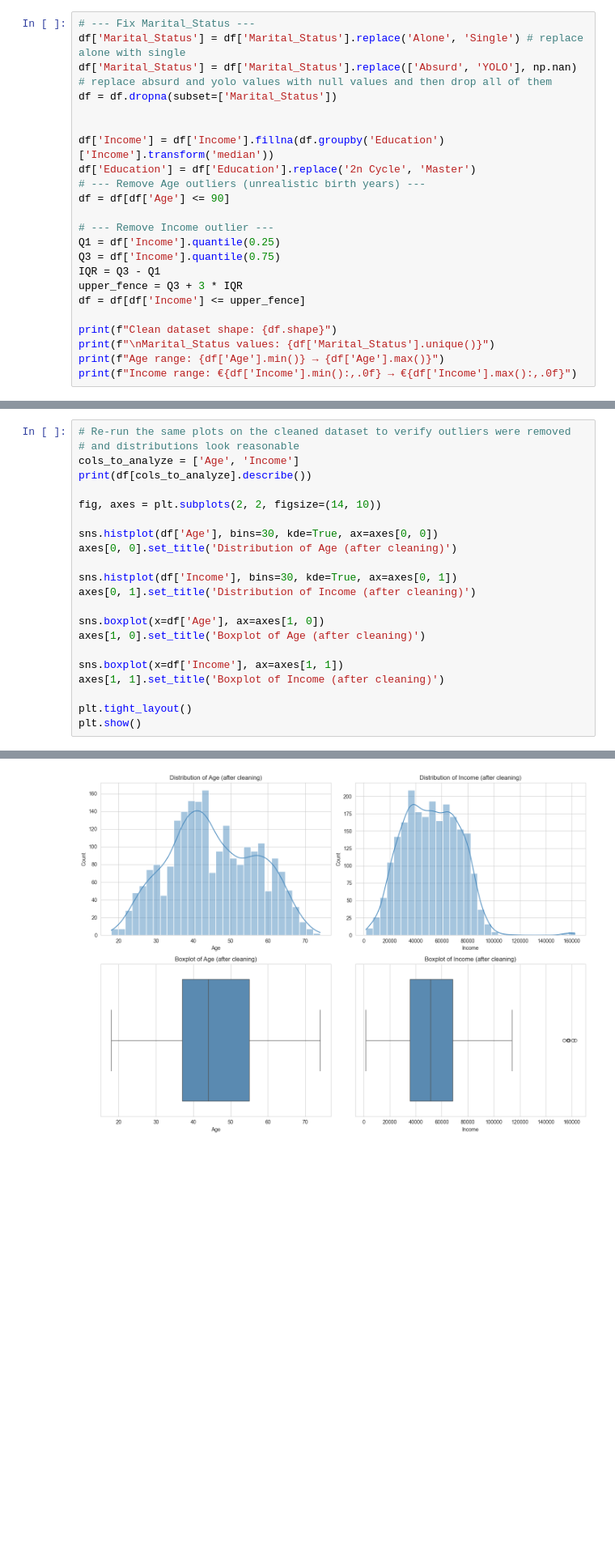
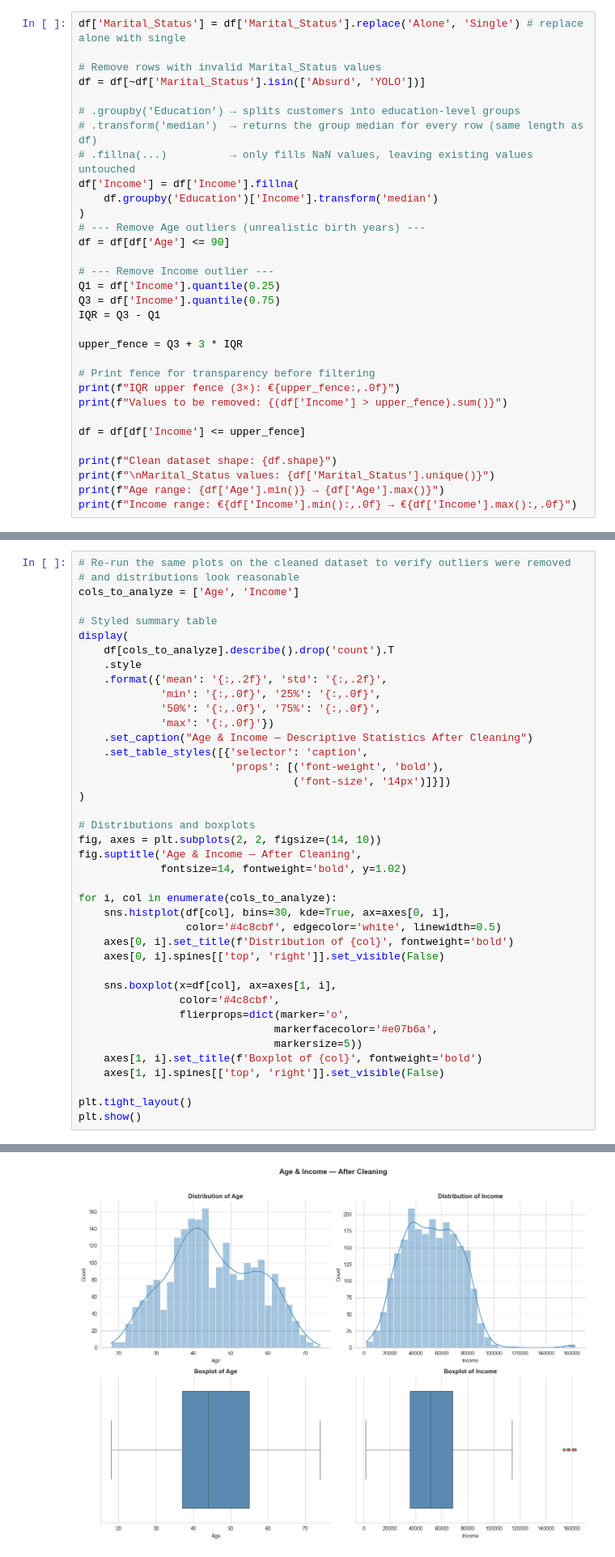
Before and after one commit to ialwayslikedgrime/data_science_exercises, a Jupyter notebook: lab1.ipynb, the cells around one changed output, grey strips where cells are left out. Shown at 81% size. Drawn from its saved outputs; the diff is of its cells as text; blank space fills up the shorter version.

```diff
--- a/lab1.ipynb
+++ b/lab1.ipynb
@@ -433,12 +494,15 @@ When addressing outliers, it is critical to distinguish between extreme values t
 # %%
-# --- Fix Marital_Status ---
 df['Marital_Status'] = df['Marital_Status'].replace('Alone', 'Single') # replace alone with single
-df['Marital_Status'] = df['Marital_Status'].replace(['Absurd', 'YOLO'], np.nan) # replace absurd and yolo values with null values and then drop all of them
-df = df.dropna(subset=['Marital_Status'])
 
+# Remove rows with invalid Marital_Status values
+df = df[~df['Marital_Status'].isin(['Absurd', 'YOLO'])]
 
-df['Income'] = df['Income'].fillna(df.groupby('Education')['Income'].transform('median'))
-df['Education'] = df['Education'].replace('2n Cycle', 'Master')
+# .groupby('Education') → splits customers into education-level groups
+# .transform('median')  → returns the group median for every row (same length as df)
+# .fillna(...)          → only fills NaN values, leaving existing values untouched
+df['Income'] = df['Income'].fillna(
+    df.groupby('Education')['Income'].transform('median')
+)
 # --- Remove Age outliers (unrealistic birth years) ---
 df = df[df['Age'] <= 90]
 
@@ -446,7 +510,13 @@ df = df[df['Age'] <= 90]
 Q1 = df['Income'].quantile(0.25)
 Q3 = df['Income'].quantile(0.75)
 IQR = Q3 - Q1
+
 upper_fence = Q3 + 3 * IQR
+
+# Print fence for transparency before filtering
+print(f"IQR upper fence (3×): €{upper_fence:,.0f}")
+print(f"Values to be removed: {(df['Income'] > upper_fence).sum()}")
+
 df = df[df['Income'] <= upper_fence]
 
 print(f"Clean dataset shape: {df.shape}")
@@ -465,21 +537,39 @@ Income range: €1,730 → €162,397
 # Re-run the same plots on the cleaned dataset to verify outliers were removed
 # and distributions look reasonable
 cols_to_analyze = ['Age', 'Income']
-print(df[cols_to_analyze].describe())
 
+# Styled summary table
+display(
+    df[cols_to_analyze].describe().drop('count').T
+    .style
+    .format({'mean': '{:,.2f}', 'std': '{:,.2f}',
+             'min': '{:,.0f}', '25%': '{:,.0f}',
+             '50%': '{:,.0f}', '75%': '{:,.0f}',
+             'max': '{:,.0f}'})
+    .set_caption("Age & Income — Descriptive Statistics After Cleaning")
+    .set_table_styles([{'selector': 'caption',
+                        'props': [('font-weight', 'bold'),
+                                  ('font-size', '14px')]}])
+)
+
+# Distributions and boxplots
 fig, axes = plt.subplots(2, 2, figsize=(14, 10))
+fig.suptitle('Age & Income — After Cleaning',
+             fontsize=14, fontweight='bold', y=1.02)
 
-sns.histplot(df['Age'], bins=30, kde=True, ax=axes[0, 0])
-axes[0, 0].set_title('Distribution of Age (after cleaning)')
+for i, col in enumerate(cols_to_analyze):
+    sns.histplot(df[col], bins=30, kde=True, ax=axes[0, i],
+                 color='#4c8cbf', edgecolor='white', linewidth=0.5)
+    axes[0, i].set_title(f'Distribution of {col}', fontweight='bold')
+    axes[0, i].spines[['top', 'right']].set_visible(False)
 
-sns.histplot(df['Income'], bins=30, kde=True, ax=axes[0, 1])
-axes[0, 1].set_title('Distribution of Income (after cleaning)')
-
-sns.boxplot(x=df['Age'], ax=axes[1, 0])
-axes[1, 0].set_title('Boxplot of Age (after cleaning)')
-
-sns.boxplot(x=df['Income'], ax=axes[1, 1])
-axes[1, 1].set_title('Boxplot of Income (after cleaning)')
+    sns.boxplot(x=df[col], ax=axes[1, i],
+                color='#4c8cbf',
+                flierprops=dict(marker='o',
+                               markerfacecolor='#e07b6a',
+                               markersize=5))
+    axes[1, i].set_title(f'Boxplot of {col}', fontweight='bold')
+    axes[1, i].spines[['top', 'right']].set_visible(False)
 
 plt.tight_layout()
 plt.show()
@@ -496 +581 @@ max      74.000000  162397.000000
-[figure, old version]
+[figure, new version]
```
Also changed, not shown: parts of 15 cells of this notebook.
